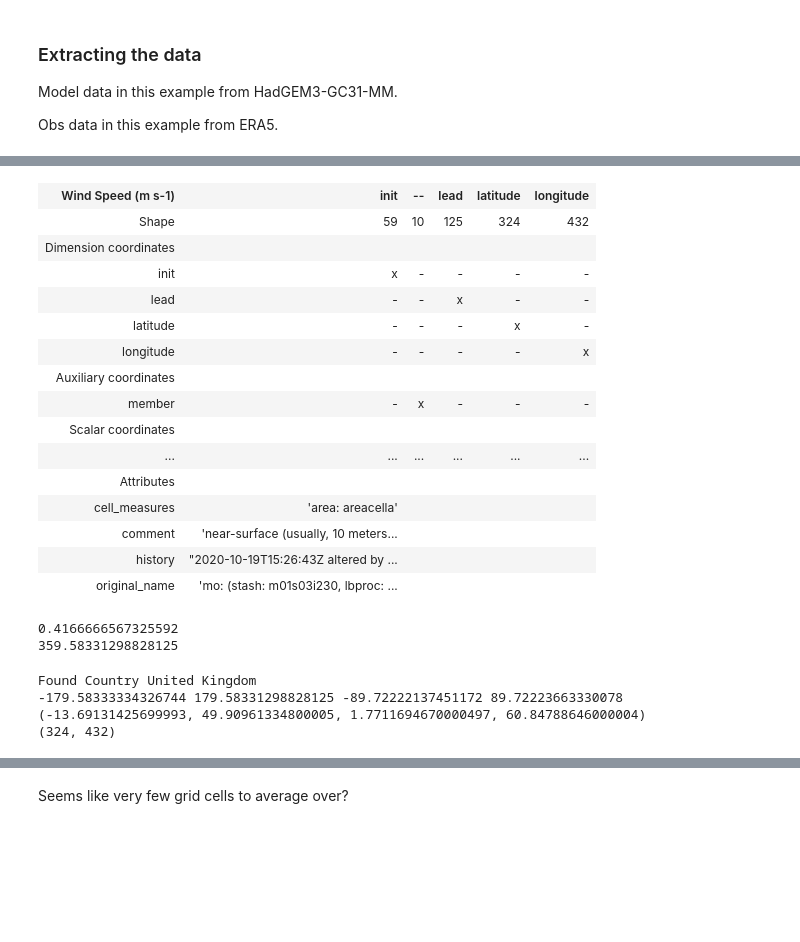
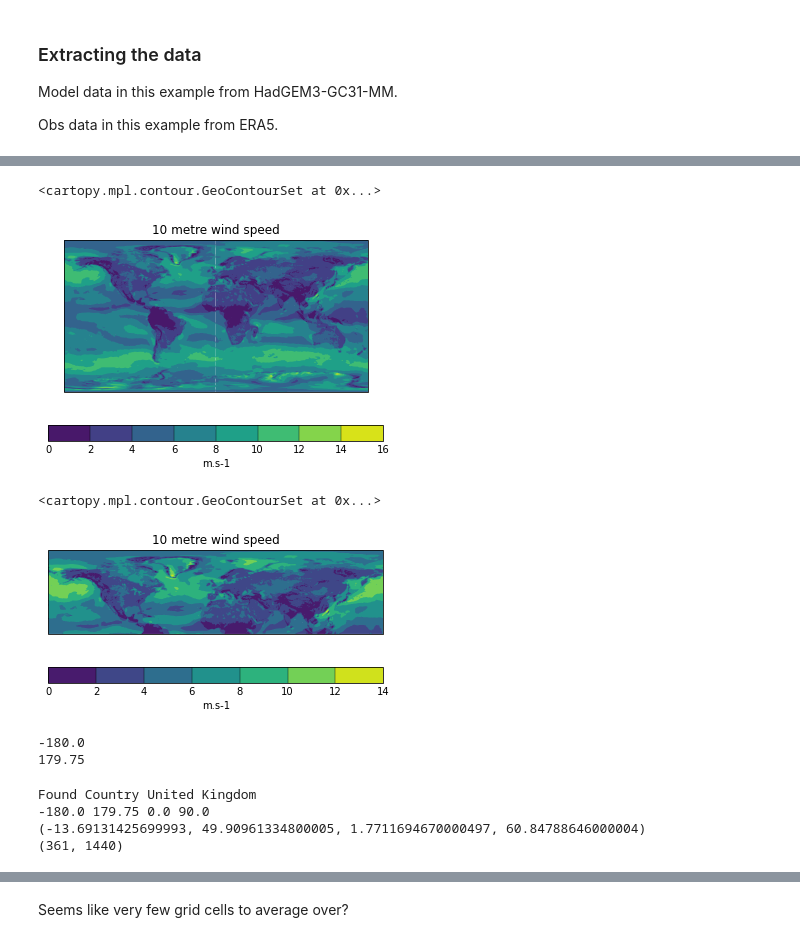
Before and after one commit to benhutchmet/unseen_multi_year, a Jupyter notebook: multi_year_unseen.ipynb, the cells around one changed output, grey strips where cells are left out. Saved outputs shown, nothing was run; the diff lists cells and outputs as text; code cells hidden in the pictures; blank space fills up the shorter version.

```diff
--- a/multi_year_unseen.ipynb
+++ b/multi_year_unseen.ipynb
@@ -396,19 +281,0 @@ obs_regridded
-# %%
-member_cube
-# %% [output]
-| Wind Speed (m s-1) | init | -- | lead | latitude | longitude |
-| Shape | 59 | 10 | 125 | 324 | 432 |
-| Dimension coordinates |  |  |  |  |  |
-| init | x | - | - | - | - |
-| lead | - | - | x | - | - |
-| latitude | - | - | - | x | - |
-| longitude | - | - | - | - | x |
-| Auxiliary coordinates |  |  |  |  |  |
-| member | - | x | - | - | - |
-| Scalar coordinates |  |  |  |  |  |
-| ... | ... | ... | ... | ... | ... |
-| Attributes |  |  |  |  |  |
-| cell_measures | 'area: areacella' |  |  |  |  |
-| comment | 'near-surface (usually, 10 meters... |  |  |  |  |
-| history | "2020-10-19T15:26:43Z altered by ... |  |  |  |  |
-| original_name | 'mo: (stash: m01s03i230, lbproc: ... |  |  |  |  |
@@ -415,7 +286,13 @@ member_cube
 # %%
-# print the min and max lon of the member cube
-print(member_cube.coord('longitude').points.min())
-print(member_cube.coord('longitude').points.max())
+# # print the min and max lon of the member cube
+# print(member_cube.coord('longitude').points.min())
+# print(member_cube.coord('longitude').points.max())
-# %% [output]
-0.4166666567325592
-359.58331298828125
+# %%
+#import iris quickplot
+import iris.quickplot as qplt
+
+# quick plot the the obs data
+qplt.contourf(obs_cube[0, :, :])
+# %% [output]
+<cartopy.mpl.contour.GeoContourSet at 0x...>
+[figure, added]
@@ -422,10 +302,27 @@ print(member_cube.coord('longitude').points.max())
+# %%
+# quick plot the the obs data
+qplt.contourf(obs_cube[0, :, :])
+# %% [output]
+<cartopy.mpl.contour.GeoContourSet at 0x...>
+[figure, added]
+# %%
+# extract the lats and lons from the obs cube
+obs_lats = obs_cube.coord('latitude').points
+obs_lons = obs_cube.coord('longitude').points
+
+# print the min and max lons
+print(obs_lons.min())
+print(obs_lons.max())
+# %% [output]
+-180.0
+179.75
 # %%
 import iris
 import shapely.geometry
 import cartopy.io.shapereader as shpreader
 
 # apply the mask
-LONS, LATS = iris.analysis.cartography.get_xy_grids(member_cube[0])
+LONS, LATS = iris.analysis.cartography.get_xy_grids(obs_cube[0])
 x,y = LONS.flatten(), LATS.flatten()
 
 countries_shp = shpreader.natural_earth(resolution='10m',category='cultural',name='admin_0_countries')
@@ -437,8 +334,7 @@ COUNTRY = "United Kingdom"
 # so we need to convert the lons to this
 # if there are no lons below 0 then we can just convert the lons
 if np.min(x) >= 0:
-    x = x - 180
-    LONS = LONS - 180
+    raise ValueError("Lons are not between -180 and 180")
 
 MASK_MATRIX_TMP = np.zeros([len(x), 1])
 country_shapely = []
@@ -480,9 +376,9 @@ if COUNTRY == 'United Kingdom':
 print(np.shape(MASK_MATRIX_RESHAPE))
 # %% [output]
 Found Country United Kingdom
--179.58333334326744 179.58331298828125 -89.72222137451172 89.72223663330078
+-180.0 179.75 0.0 90.0
 (-13.69131425699993, 49.90961334800005, 1.7711694670000497, 60.84788646000004)
-(324, 432)
+(361, 1440)
 # %%
 # print the sum of the mask
 print(np.sum(MASK_MATRIX_RESHAPE))
```
Also changed, not shown: parts of 31 cells of this notebook, 2 other files.
